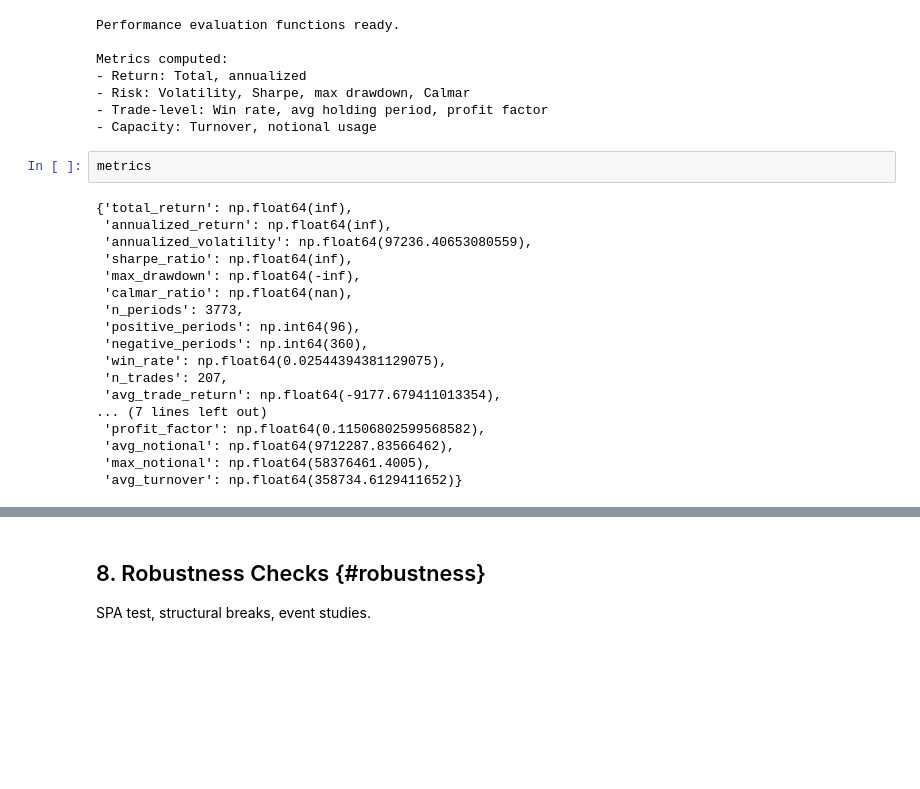
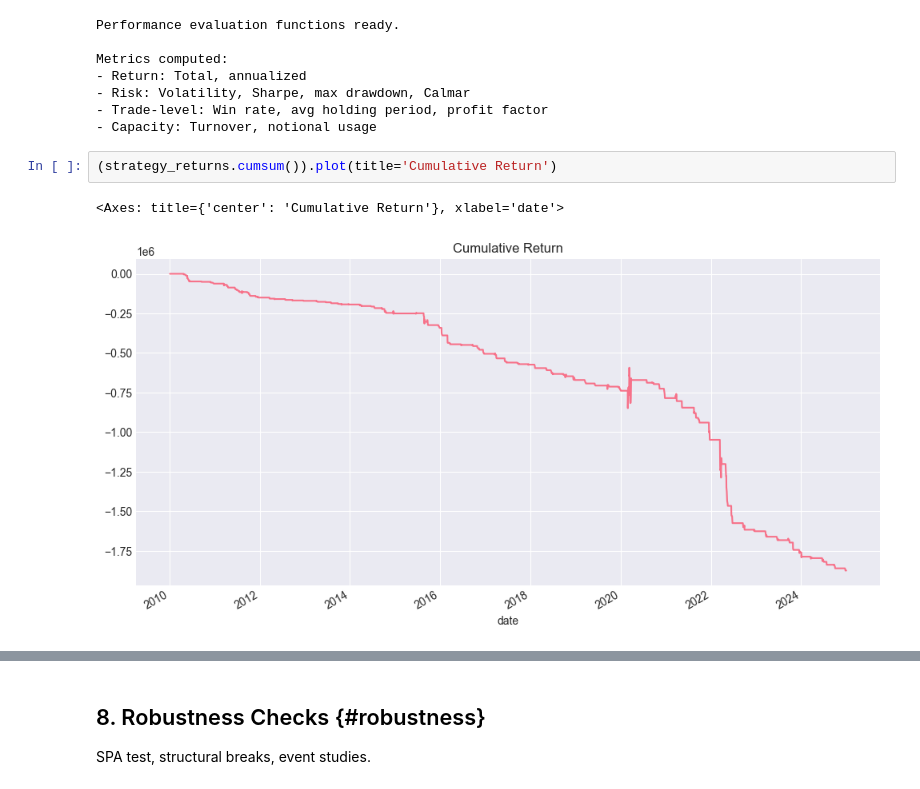
Before and after one commit to chalakorn49265/Statistical-Arbitrage-Group9, a Jupyter notebook: project/final_proj.ipynb, the cells around one changed output, grey strips where cells are left out. Saved outputs shown, nothing was run; the diff lists cells and outputs as text; blank space fills up the shorter version.

```diff
--- a/project/final_proj.ipynb
+++ b/project/final_proj.ipynb
@@ -543,22 +526,7 @@ Metrics computed:
 - Trade-level: Win rate, avg holding period, profit factor
 - Capacity: Turnover, notional usage
 # %%
-metrics
+(strategy_returns.cumsum()).plot(title='Cumulative Return')
 # %% [output]
-{'total_return': np.float64(inf),
- 'annualized_return': np.float64(inf),
- 'annualized_volatility': np.float64(97236.40653080559),
- 'sharpe_ratio': np.float64(inf),
- 'max_drawdown': np.float64(-inf),
- 'calmar_ratio': np.float64(nan),
- 'n_periods': 3773,
- 'positive_periods': np.int64(96),
- 'negative_periods': np.int64(360),
- 'win_rate': np.float64(0.02544394381129075),
- 'n_trades': 207,
- 'avg_trade_return': np.float64(-9177.679411013354),
-... (7 lines left out)
- 'profit_factor': np.float64(0.11506802599568582),
- 'avg_notional': np.float64(9712287.83566462),
- 'max_notional': np.float64(58376461.4005),
- 'avg_turnover': np.float64(358734.6129411652)}
+<Axes: title={'center': 'Cumulative Return'}, xlabel='date'>
+[figure, added]
```
Also changed, not shown: parts of 7 cells of this notebook.
